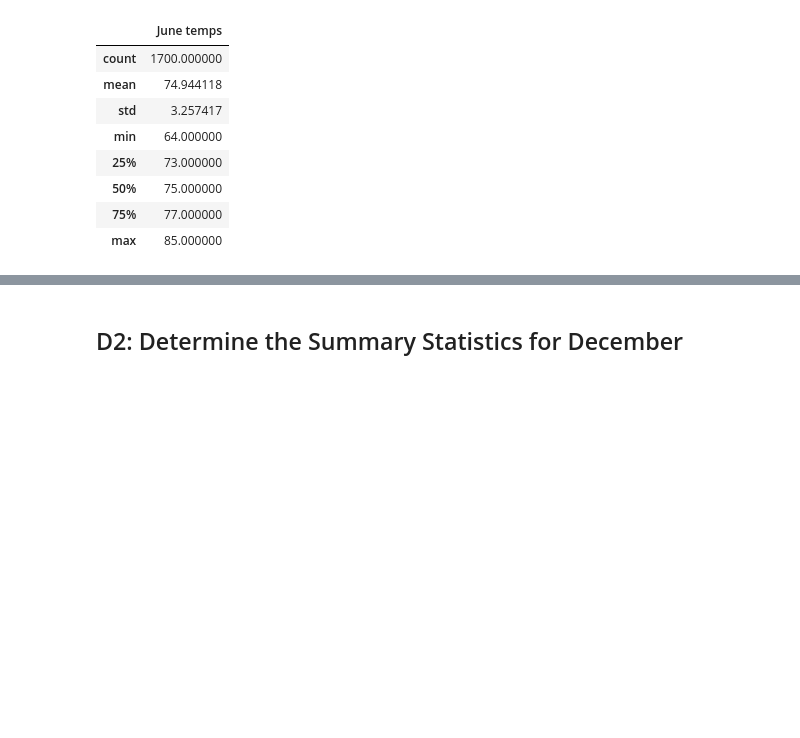
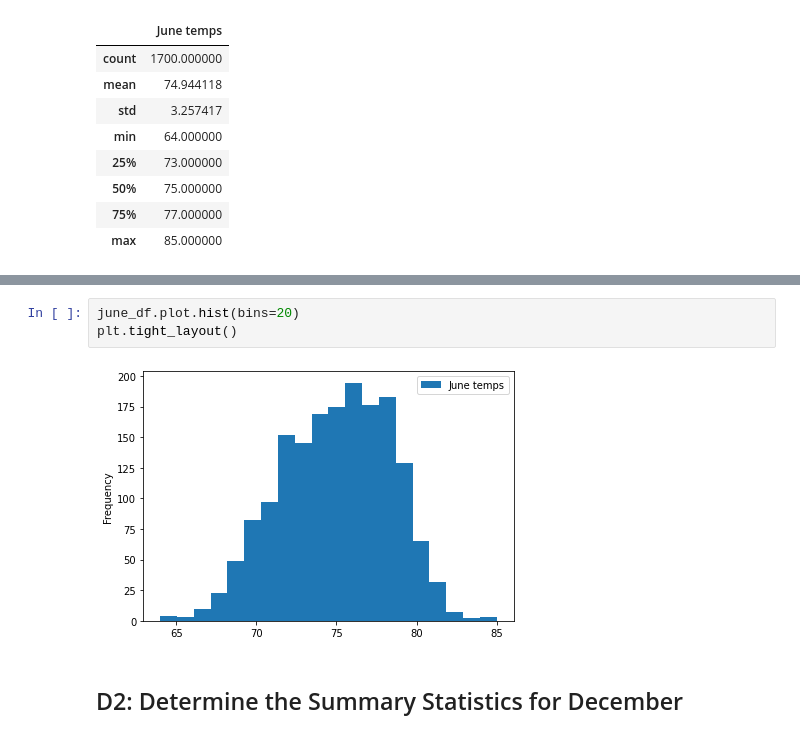
Before and after one commit to fertigrm/surfs_up, a Jupyter notebook: SurfsUp_Challenge.ipynb.ipynb, the cells around one changed output, grey strips where cells are left out. Cells and saved outputs as stored; diff of their text form; blank space fills up the shorter version.

```diff
--- a/SurfsUp_Challenge.ipynb.ipynb
+++ b/SurfsUp_Challenge.ipynb.ipynb
@@ -71,3 +78,8 @@ june_df.describe()
+# %%
+june_df.plot.hist(bins=20)
+plt.tight_layout()
+# %% [output]
+[figure, added]
 # %% [markdown]
 ## D2: Determine the Summary Statistics for December
 # %%
```
Also changed, not shown: parts of 6 cells of this notebook, 5 other files.
